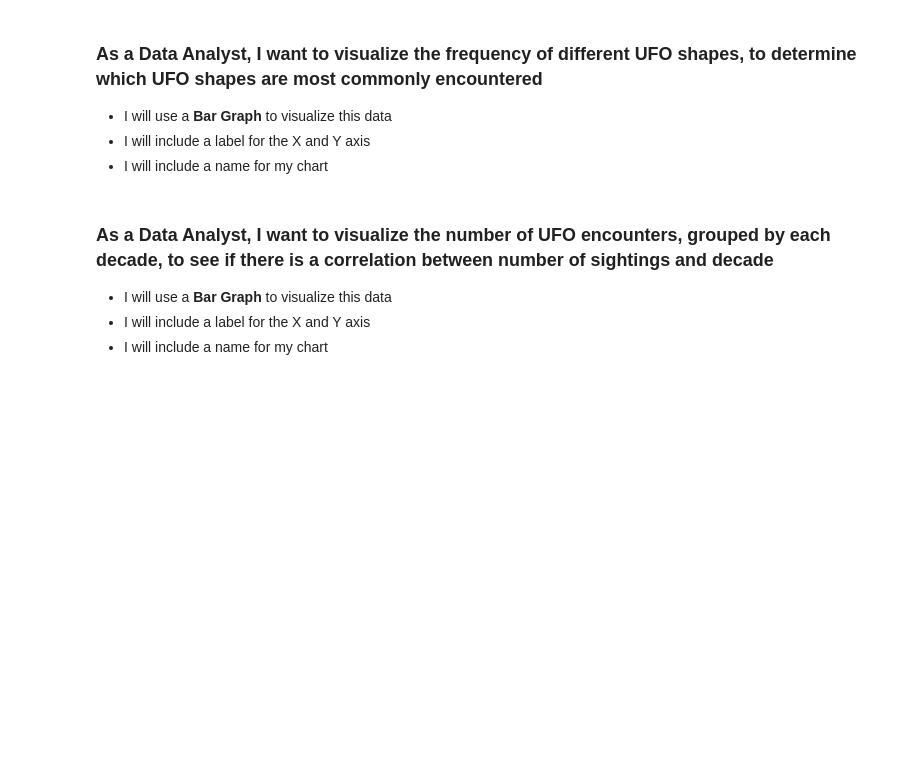
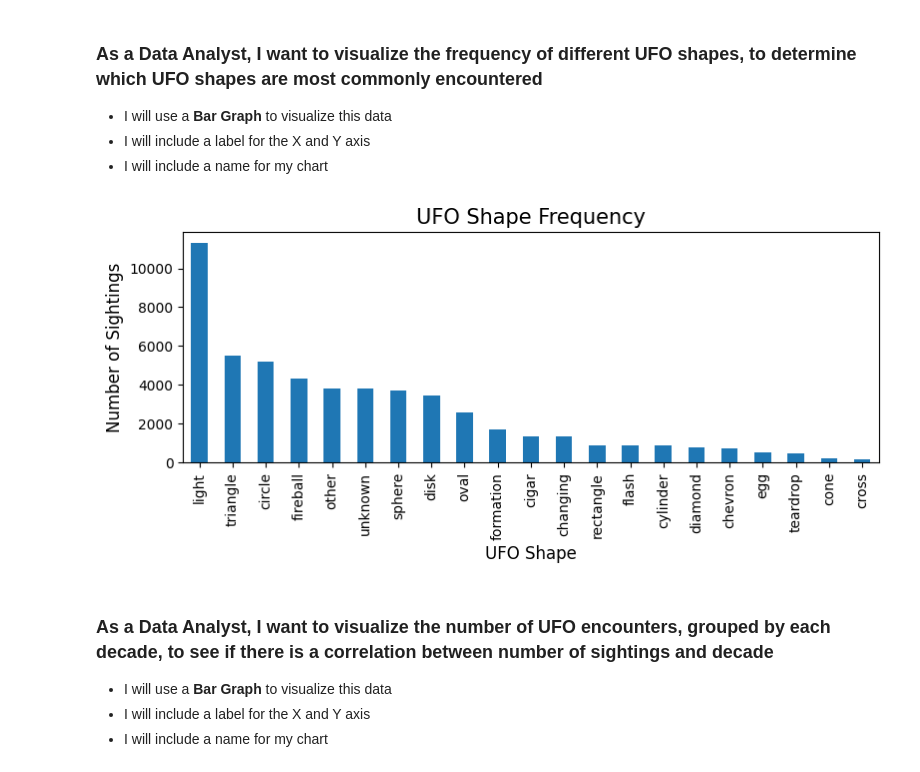
Before and after one commit to Nathan-Seeley/Project_Visualizing_Data_Matplotlib, a Jupyter notebook: Pandas_MatPlotLib_User_Stories.ipynb, the cells around one changed output. Cells and saved outputs as stored; diff of their text form; code cells hidden in the pictures; blank space fills up the shorter version.

Commit message:
Created a Bar Graph to determine visually which UFO shapes are most commonly encountered

```diff
--- a/Pandas_MatPlotLib_User_Stories.ipynb
+++ b/Pandas_MatPlotLib_User_Stories.ipynb
@@ -95,6 +95,14 @@ memory usage: 3.7+ MB
 * I will use a **Bar Graph** to visualize this data
 * I will include a label for the X and Y axis
 * I will include a name for my chart
+# %%
+ufo_shape_frequency = filtered_df["UFO_Shape"].value_counts()
+ufo_shape_frequency.plot.bar(figsize=(9,3));
+plt.title("UFO Shape Frequency", fontsize = 15);
+plt.xlabel("UFO Shape", fontsize = 12);
+plt.ylabel("Number of Sightings", fontsize = 12);
+# %% [output]
+[figure, added]
 # %% [markdown]
 ### As a Data Analyst, I want to visualize the **number of UFO encounters**, grouped by each decade, to see if there is a correlation between number of sightings and decade
 * I will use a **Bar Graph** to visualize this data
```
